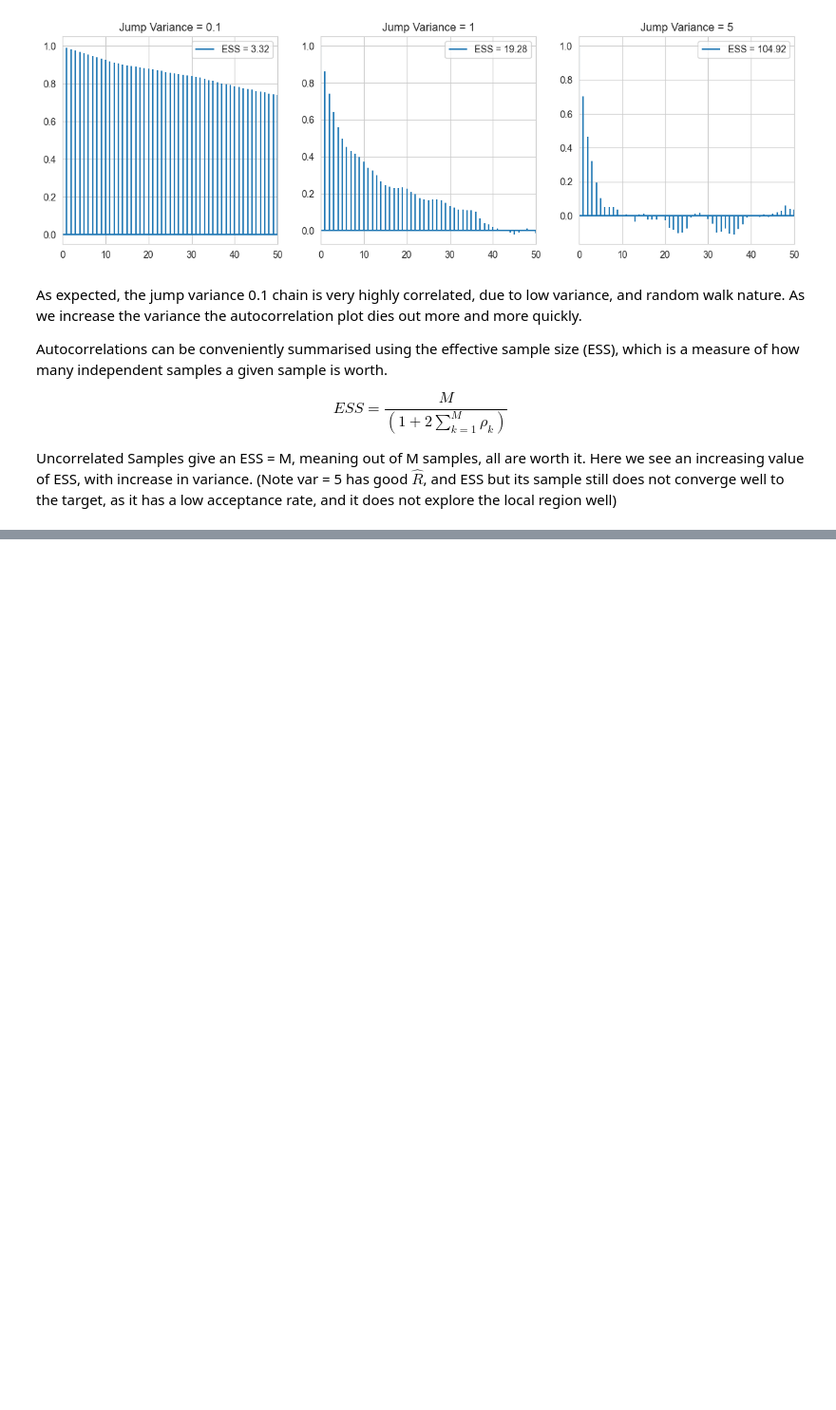
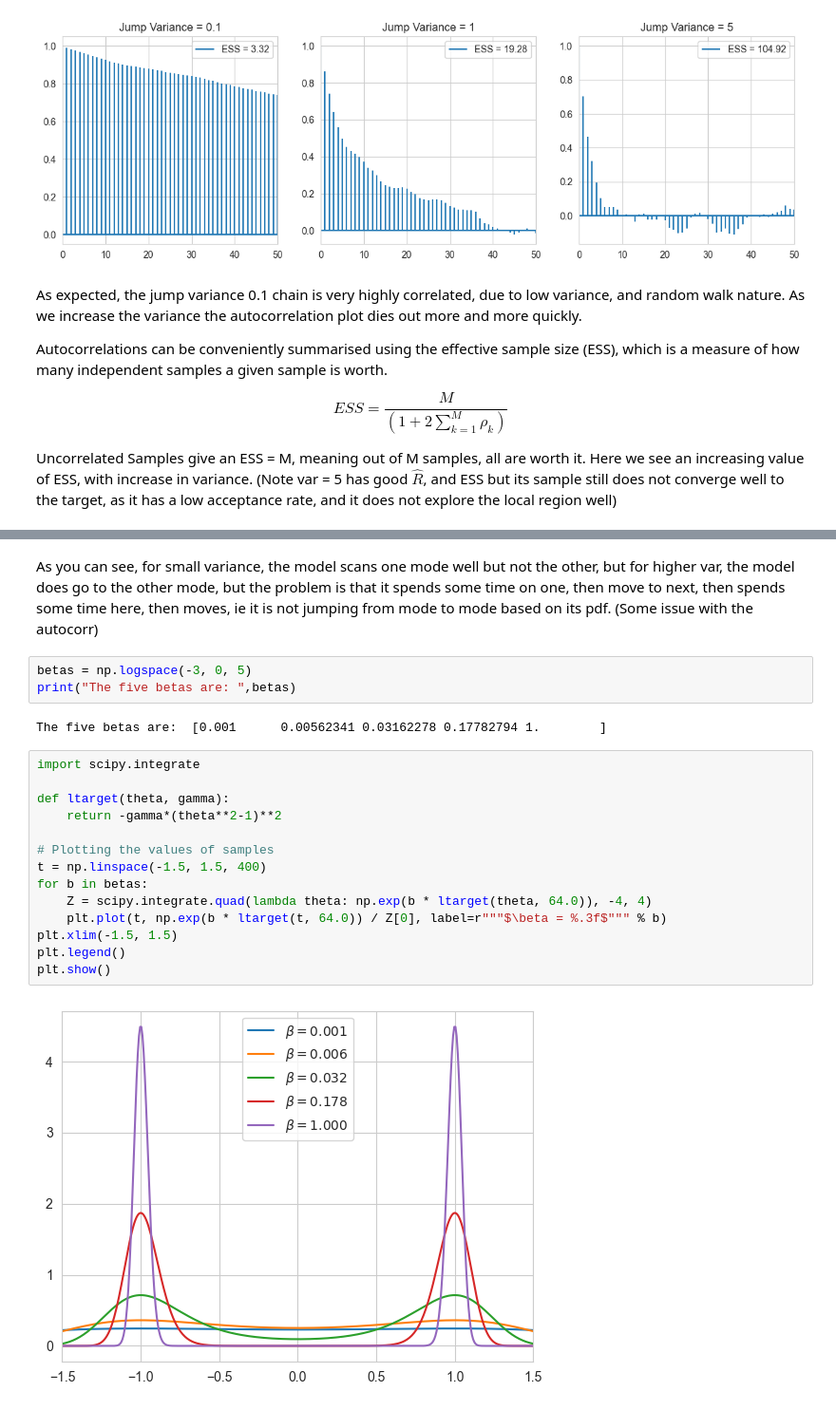
Before and after one commit to Gaurav17Joshi/CompStats, a Jupyter notebook: _build/html/_sources/notebooks/Simulation_Based_Inference/Metropolis_Hastings.ipynb, the cells around one changed output, grey strips where cells are left out. Shown: that part at 95% size. Cells and saved outputs as stored; diff of their text form; blank space fills up the shorter version.

```diff
--- a/_build/html/_sources/notebooks/Simulation_Based_Inference/Metropolis_Hastings.ipynb
+++ b/_build/html/_sources/notebooks/Simulation_Based_Inference/Metropolis_Hastings.ipynb
@@ -210,0 +295,23 @@ One clever way to sample Multimodal distributions is **Parallel Tempering**
+# %% [markdown]
+As you can see, for small variance, the model scans one mode well but not the other, but for higher var, the model does go to the other mode, but the problem is that it spends some time on one, then move to next, then spends some time here, then moves, ie it is not jumping from mode to mode based on its pdf. (Some issue with the autocorr)
+# %%
+betas = np.logspace(-3, 0, 5)
+print("The five betas are: ",betas)
+# %% [output]
+The five betas are:  [0.001      0.00562341 0.03162278 0.17782794 1.        ]
+# %%
+import scipy.integrate
+
+def ltarget(theta, gamma):
+    return -gamma*(theta**2-1)**2
+
+# Plotting the values of samples
+t = np.linspace(-1.5, 1.5, 400)
+for b in betas:
+    Z = scipy.integrate.quad(lambda theta: np.exp(b * ltarget(theta, 64.0)), -4, 4)
+    plt.plot(t, np.exp(b * ltarget(t, 64.0)) / Z[0], label=r"""$\beta = %.3f$""" % b)
+plt.xlim(-1.5, 1.5)
+plt.legend()
+plt.show()
+# %% [output]
+[figure, added]
```
Also changed, not shown: parts of 8 cells of this notebook, 35 other files.
